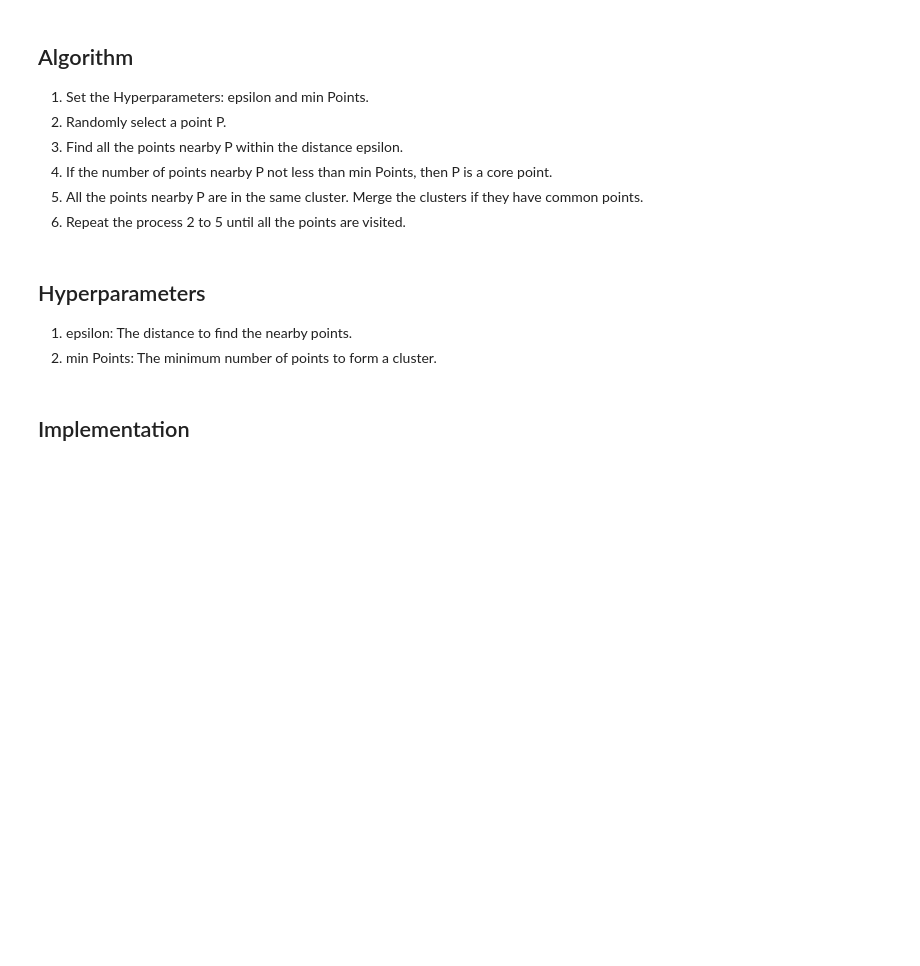
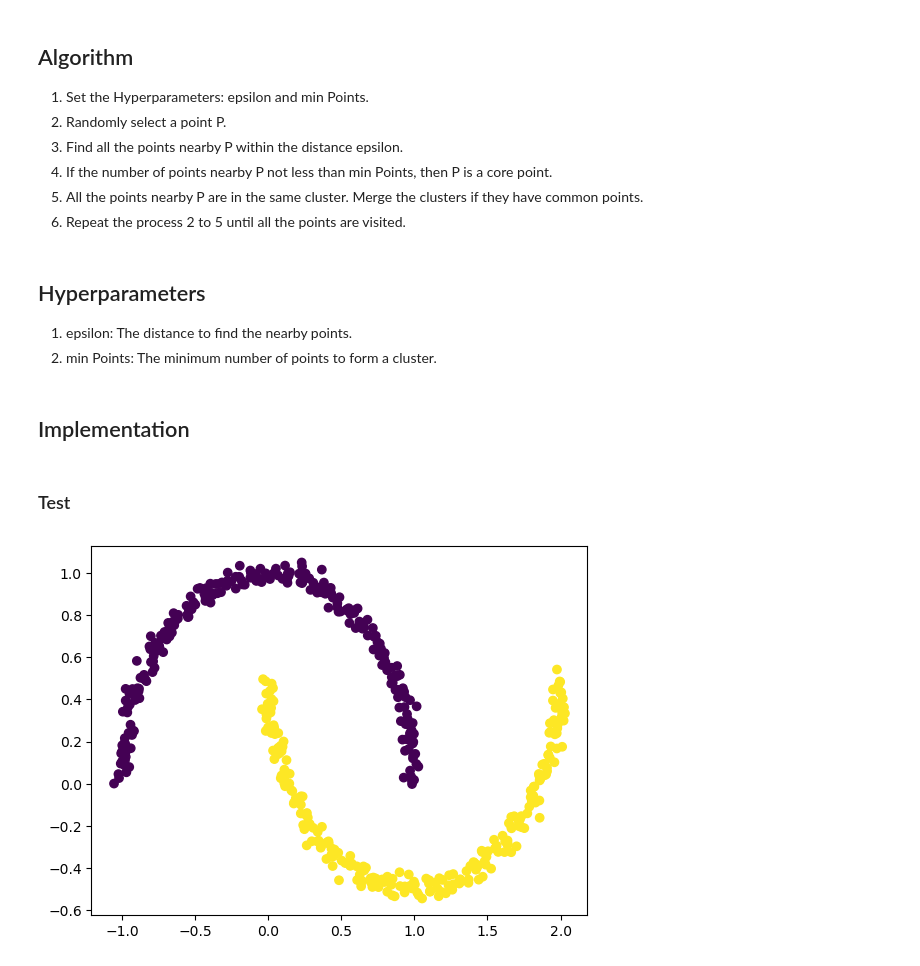
Before and after one commit to nabi744/Magnum, a Jupyter notebook: DBSCAN.ipynb, the cells around one changed output. Cells and saved outputs as stored; diff of their text form; code cells hidden in the pictures; blank space fills up the shorter version.

Commit message:
going through DBSCAN

```diff
--- a/DBSCAN.ipynb
+++ b/DBSCAN.ipynb
@@ -49,17 +49,38 @@ class DBSCAN:
                 continue
             self.cluster_cnt += 1 # new cluster
             self.labels[i] = self.cluster_cnt # label core point
-            for j in neighbours:
-                # Noise point(0) -> Border point
-                if self.labels[j] == 0:
-                    self.labels[j] = self.cluster_cnt
+            self._expand_cluster(X, neighbours) # expand cluster
 
-                if self.labels[j] != -1:
-                    continue
+    def _expand_cluster(self, X: np.ndarray, neighbours: np.ndarray):
+        i = 0
+        while i < len(neighbours):
+            j = neighbours[i]
 
-                self.labels[j] = self.cluster_cnt # label border point
+            if self.labels[j] == 0:  # noise point -> border point
+                self.labels[j] = self.cluster_cnt
 
+            if self.labels[j] == -1:  # undefined point -> core point or border point
+                self.labels[j] = self.cluster_cnt
 
+                new_neighbours = self._find_neighbours(X, j)
+                if len(new_neighbours) >= self.minPoints:
+                    neighbours = np.concatenate((neighbours, new_neighbours)) # merge the clusters
+
+            i += 1
 
     def _find_neighbours(self, X:np.ndarray, i:int):
-        return np.linalg.norm(X - X[i], axis=1) < self.epsilon
+        return np.where(np.linalg.norm(X - X[i], axis=1) < self.epsilon)[0]
+# %% [markdown]
+### Test
+# %%
+import matplotlib.pyplot as plt
+from sklearn.datasets import make_moons
+
+X, y = make_moons(n_samples=500, noise=0.03, random_state=44)
+
+dbscan = DBSCAN(epsilon=0.1, minPoints=5)
+dbscan.fit(X)
+plt.scatter(X[:, 0], X[:, 1], c=dbscan.labels)
+plt.show()
+# %% [output]
+[figure, added]
```
Also changed, not shown: parts of 5 cells of this notebook, 2 other files.
